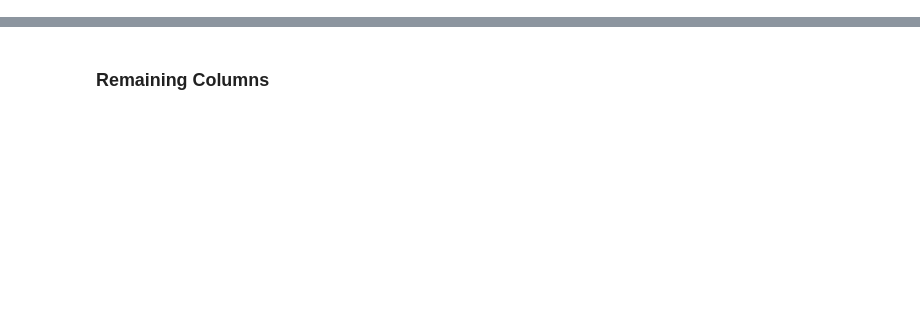
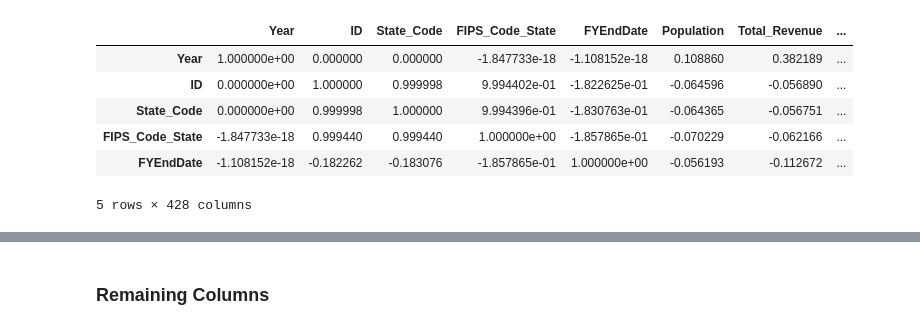
Before and after one commit to TruthTreeASD/ml, a Jupyter notebook: Analysis_StateData_2.ipynb, the cells around one changed output, grey strips where cells are left out. Drawn from its saved outputs; the diff is of its cells as text; code cells hidden in the pictures; blank space fills up the shorter version.

```diff
--- a/Analysis_StateData_2.ipynb
+++ b/Analysis_StateData_2.ipynb
@@ -51,0 +343,13 @@ data.head().T
+# %%
+corr = data.corr()
+# corr_norm = data_norm.corr()
+# %%
+corr.head()
+# %% [output]
+|  | Year | ID | State_Code | FIPS_Code_State | FYEndDate | Population | Total_Revenue | ... |
+| Year | 1.000000e+00 | 0.000000 | 0.000000 | -1.847733e-18 | -1.108152e-18 | 0.108860 | 0.382189 | ... |
+| ID | 0.000000e+00 | 1.000000 | 0.999998 | 9.994402e-01 | -1.822625e-01 | -0.064596 | -0.056890 | ... |
+| State_Code | 0.000000e+00 | 0.999998 | 1.000000 | 9.994396e-01 | -1.830763e-01 | -0.064365 | -0.056751 | ... |
+| FIPS_Code_State | -1.847733e-18 | 0.999440 | 0.999440 | 1.000000e+00 | -1.857865e-01 | -0.070229 | -0.062166 | ... |
+| FYEndDate | -1.108152e-18 | -0.182262 | -0.183076 | -1.857865e-01 | 1.000000e+00 | -0.056193 | -0.112672 | ... |
+5 rows × 428 columns
```
Also changed, not shown: parts of 75 cells of this notebook, 3 other files.
